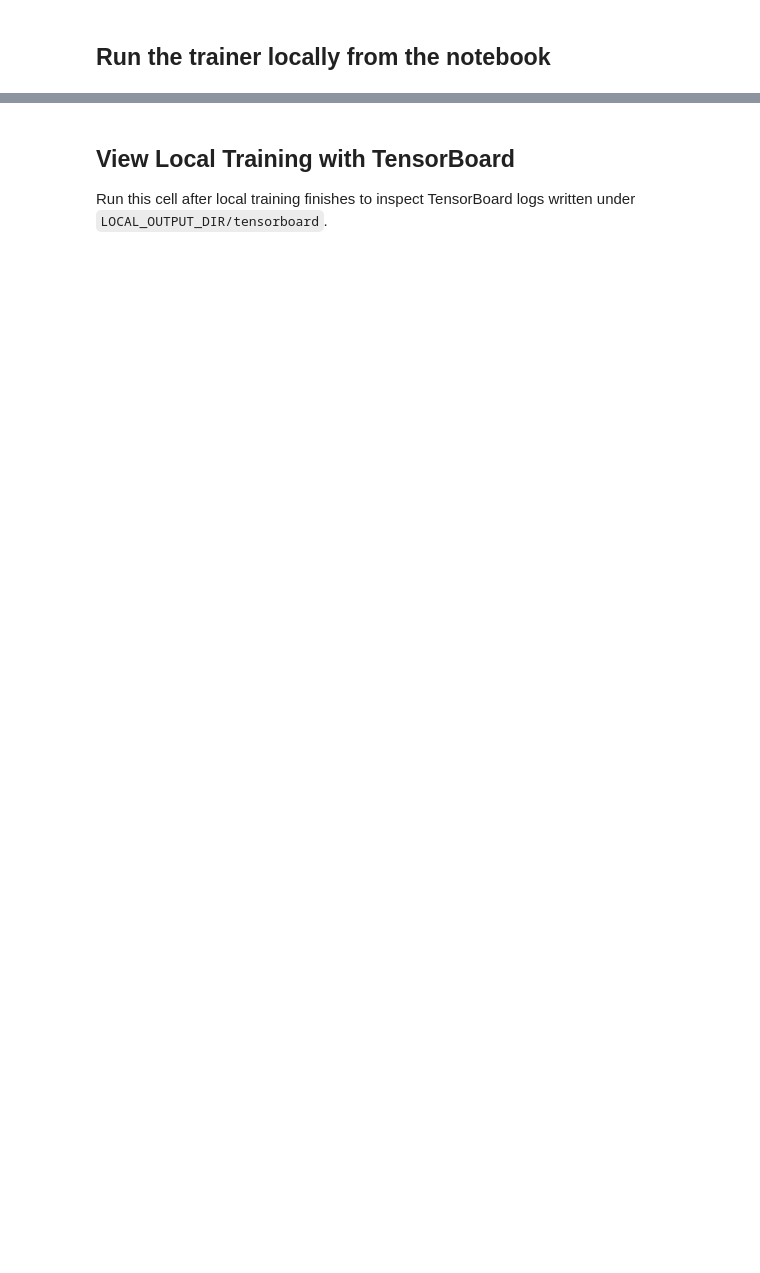
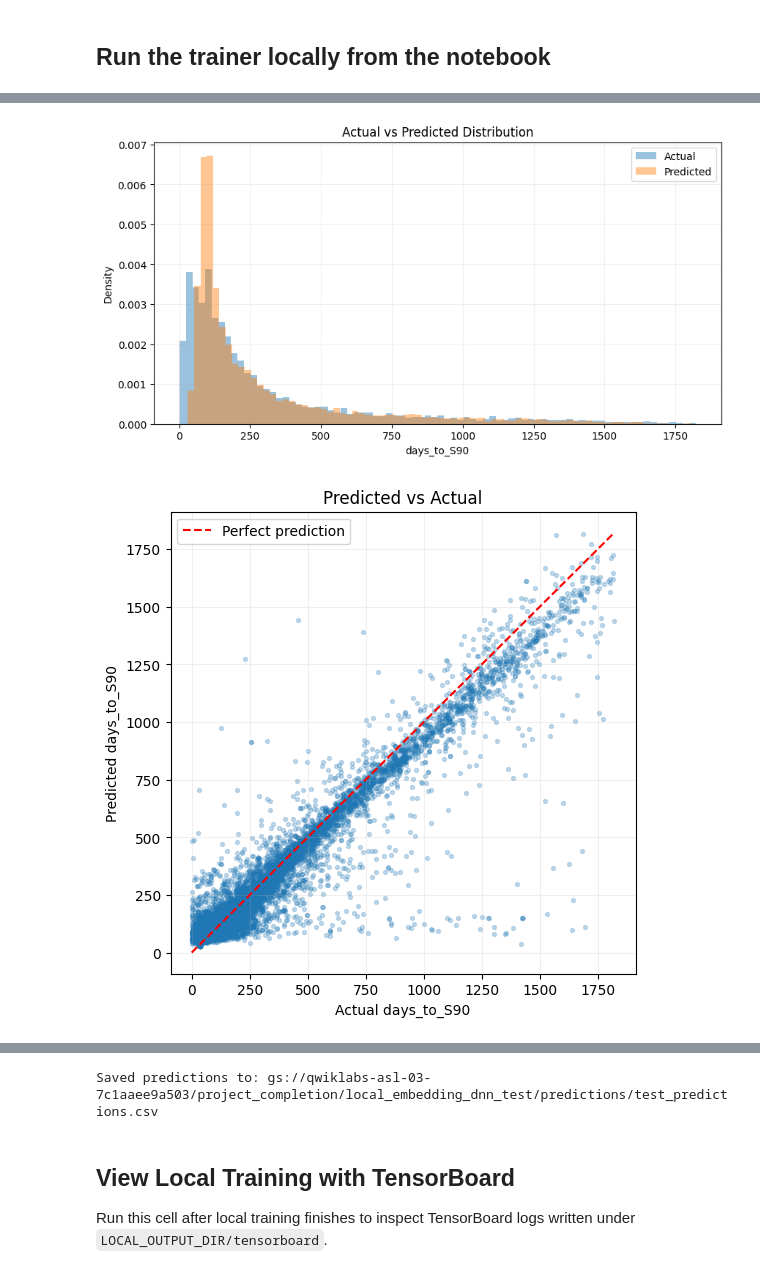
Before and after one commit to JindongLin41564/capstone-project, a Jupyter notebook: site_launch_prediction_locally_tensorboard_dataform.ipynb, the cells around one changed output, grey strips where cells are left out. Saved outputs shown, nothing was run; the diff lists cells and outputs as text; code cells hidden in the pictures; blank space fills up the shorter version.

```diff
--- a/site_launch_prediction_locally_tensorboard_dataform.ipynb
+++ b/site_launch_prediction_locally_tensorboard_dataform.ipynb
@@ -279,0 +328,36 @@ CompletedProcess(args=['python', '-m', 'trainer.task', '--train_data_path', 'gs:
+# %%
+# 1. Actual vs predicted distribution
+plt.figure(figsize=(10, 5))
+plt.hist(pred_df["actual_days_to_S90"], bins=80, density=True, alpha=0.45, label="Actual")
+plt.hist(pred_df["predicted_days_to_S90"], bins=80, density=True, alpha=0.45, label="Predicted")
+plt.xlabel("days_to_S90")
+plt.ylabel("Density")
+plt.title("Actual vs Predicted Distribution")
+plt.legend()
+plt.grid(alpha=0.2)
+plt.show()
+
+# 2. Predicted vs actual scatter
+plt.figure(figsize=(6, 6))
+plt.scatter(pred_df["actual_days_to_S90"], pred_df["predicted_days_to_S90"], alpha=0.25, s=8)
+max_v = max(pred_df["actual_days_to_S90"].max(), pred_df["predicted_days_to_S90"].max())
+plt.plot([0, max_v], [0, max_v], "r--", label="Perfect prediction")
+plt.xlabel("Actual days_to_S90")
+plt.ylabel("Predicted days_to_S90")
+plt.title("Predicted vs Actual")
+plt.legend()
+plt.grid(alpha=0.2)
+plt.show()
+
+# 3. Error distribution
+plt.figure(figsize=(10, 5))
+plt.hist(pred_df["error_days"], bins=80, density=True, alpha=0.7)
+plt.axvline(0, color="red", linestyle="--")
+plt.xlabel("Prediction error days: predicted - actual")
+plt.ylabel("Density")
+plt.title("Prediction Error Distribution")
+plt.grid(alpha=0.2)
+plt.show()
+# %% [output]
+[figure, added]
+[figure, added]
@@ -280,3 +365,21 @@ CompletedProcess(args=['python', '-m', 'trainer.task', '--train_data_path', 'gs:
+# %%
+predictions_path = f"{LOCAL_OUTPUT_DIR.rstrip('/')}/predictions/test_predictions.csv"
+tf.io.gfile.makedirs(f"{LOCAL_OUTPUT_DIR.rstrip('/')}/predictions")
+
+int_cols = [
+    "actual_days_to_S90",
+    "predicted_days_to_S90",
+    "error_days",
+]
+
+pred_df[int_cols] = pred_df[int_cols].round().astype(int)
+
+with tf.io.gfile.GFile(predictions_path, "w") as f:
+    pred_df.to_csv(f, index=False)
+
+print("Saved predictions to:", predictions_path)
+# %% [output]
+Saved predictions to: gs://qwiklabs-asl-03-7c1aaee9a503/project_completion/local_embedding_dnn_test/predictions/test_predictions.csv
 # %% [markdown]
 ## View Local Training with TensorBoard
 
```
Also changed, not shown: parts of 9 cells of this notebook, 4 other files.
